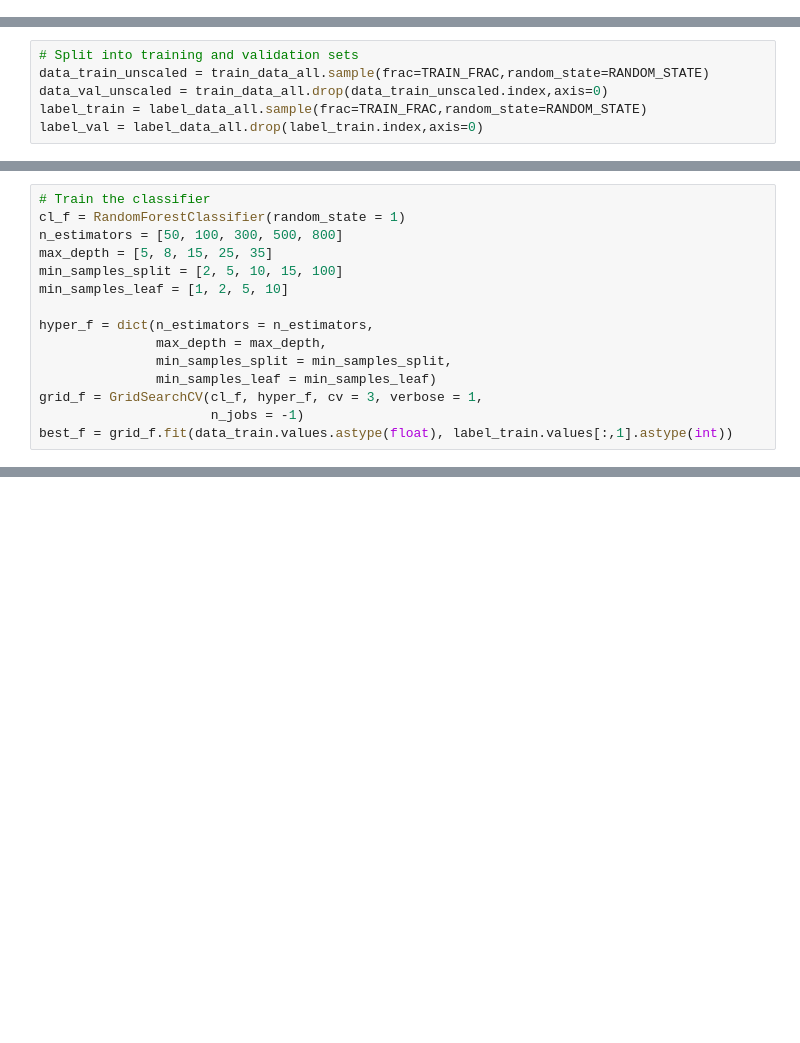
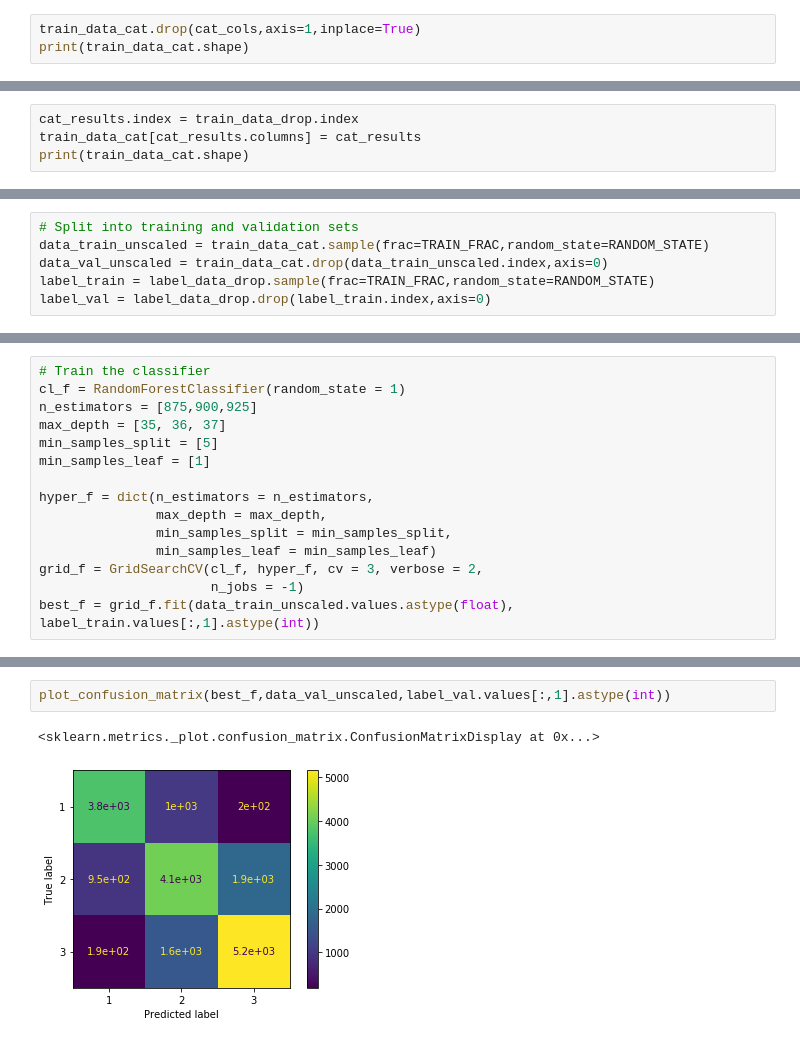
Before and after one commit to redfoxbluefox/data_driven-ricter, a Jupyter notebook: richters_predictor.ipynb, the cells around one changed output, grey strips where cells are left out. Drawn from its saved outputs; the diff is of its cells as text; blank space fills up the shorter version.

```diff
--- a/richters_predictor.ipynb
+++ b/richters_predictor.ipynb
@@ -37,0 +99,3 @@ label_data_all.head()
+# %%
+train_data_cat.drop(cat_cols,axis=1,inplace=True)
+print(train_data_cat.shape)
@@ -37,0 +104,4 @@ label_data_all.head()
+# %%
+cat_results.index = train_data_drop.index
+train_data_cat[cat_results.columns] = cat_results
+print(train_data_cat.shape)
@@ -38,8 +148,8 @@ label_data_all.head()
 # %%
 # Split into training and validation sets
-data_train_unscaled = train_data_all.sample(frac=TRAIN_FRAC,random_state=RANDOM_STATE)
-data_val_unscaled = train_data_all.drop(data_train_unscaled.index,axis=0)
-label_train = label_data_all.sample(frac=TRAIN_FRAC,random_state=RANDOM_STATE)
-label_val = label_data_all.drop(label_train.index,axis=0)
+data_train_unscaled = train_data_cat.sample(frac=TRAIN_FRAC,random_state=RANDOM_STATE)
+data_val_unscaled = train_data_cat.drop(data_train_unscaled.index,axis=0)
+label_train = label_data_drop.sample(frac=TRAIN_FRAC,random_state=RANDOM_STATE)
+label_val = label_data_drop.drop(label_train.index,axis=0)
 # %%
 # Scale the training data
@@ -60,15 +172,15 @@ weights_dict
 # %%
 # Train the classifier
 cl_f = RandomForestClassifier(random_state = 1)
-n_estimators = [50, 100, 300, 500, 800]
-max_depth = [5, 8, 15, 25, 35]
-min_samples_split = [2, 5, 10, 15, 100]
-min_samples_leaf = [1, 2, 5, 10]
+n_estimators = [875,900,925]
+max_depth = [35, 36, 37]
+min_samples_split = [5]
+min_samples_leaf = [1]
 
 hyper_f = dict(n_estimators = n_estimators,
                max_depth = max_depth,
                min_samples_split = min_samples_split,
                min_samples_leaf = min_samples_leaf)
-grid_f = GridSearchCV(cl_f, hyper_f, cv = 3, verbose = 1,
+grid_f = GridSearchCV(cl_f, hyper_f, cv = 3, verbose = 2,
                       n_jobs = -1)
-best_f = grid_f.fit(data_train.values.astype(float), label_train.values[:,1].astype(int))
+best_f = grid_f.fit(data_train_unscaled.values.astype(float), label_train.values[:,1].astype(int))
@@ -79,0 +207,5 @@ print(f1_score(label_val.values[:,1].shape, pred_val.shape))
+# %%
+plot_confusion_matrix(best_f,data_val_unscaled,label_val.values[:,1].astype(int))
+# %% [output]
+<sklearn.metrics._plot.confusion_matrix.ConfusionMatrixDisplay at 0x...>
+[figure, added]
```
Also changed, not shown: parts of 23 cells of this notebook, 1 other file.
